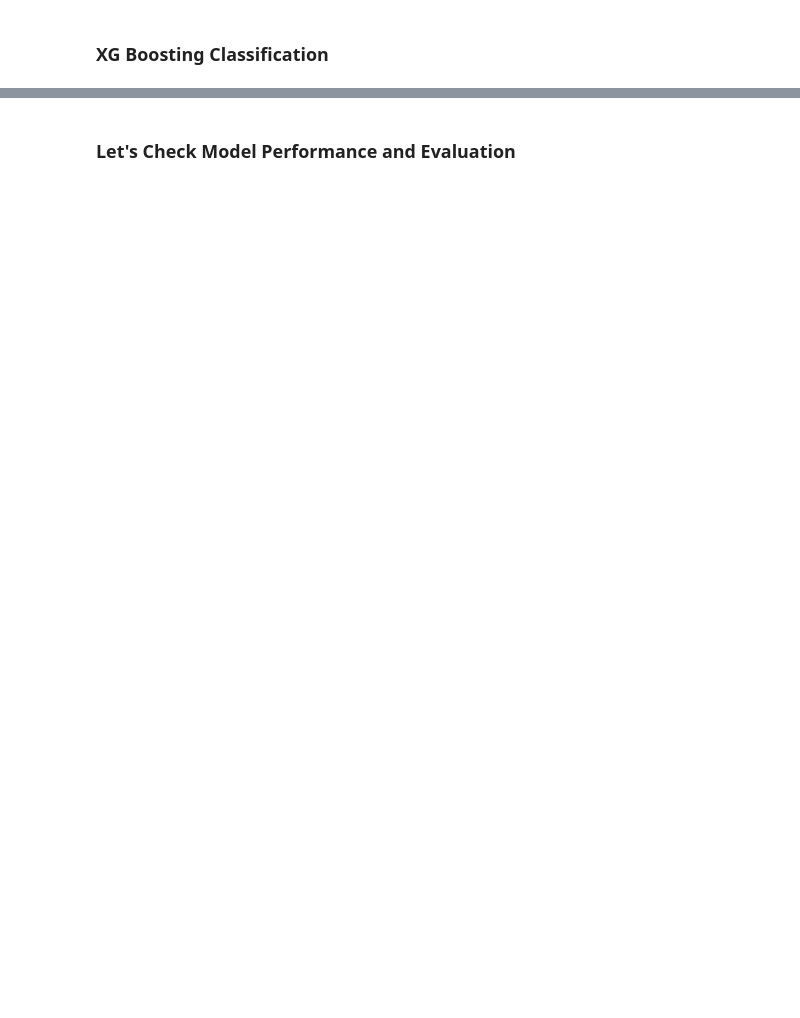
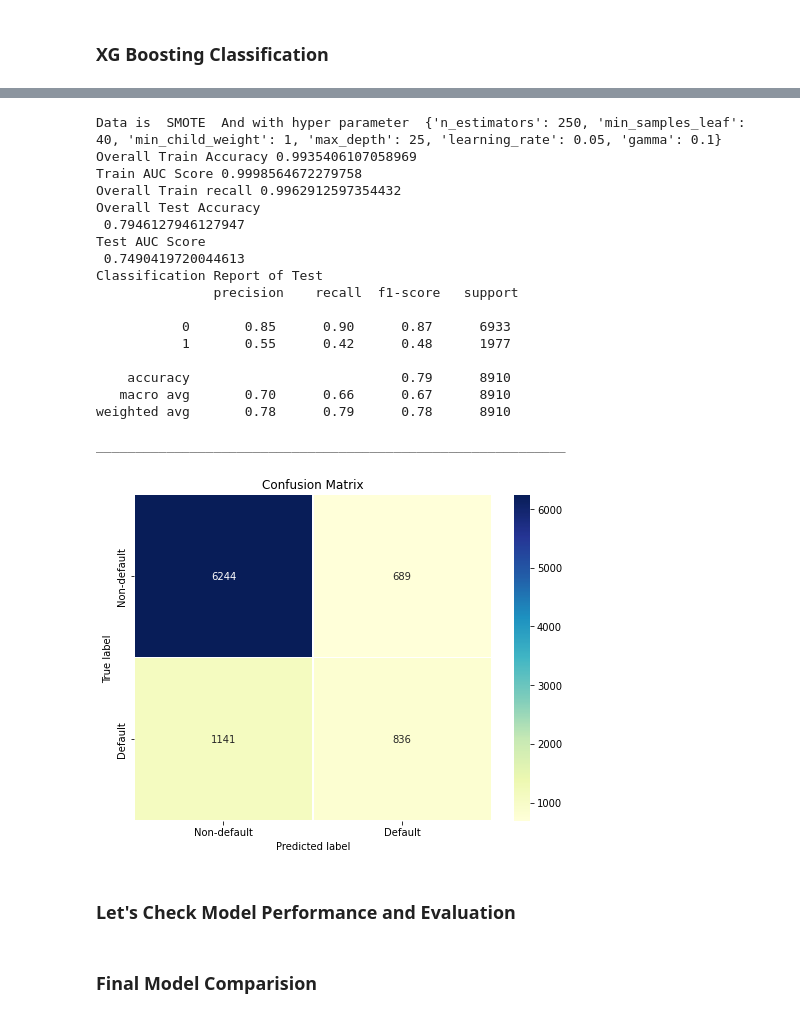
Before and after one commit to krishna9734/Credit-Card-Default-Prediction, a Jupyter notebook: Copy_of_Credit_Card_Default_Prediction_Capstone_Project.ipynb, the cells around one changed output, grey strips where cells are left out. Cells and saved outputs as stored; diff of their text form; code cells hidden in the pictures; blank space fills up the shorter version.

```diff
--- a/Copy_of_Credit_Card_Default_Prediction_Capstone_Project.ipynb
+++ b/Copy_of_Credit_Card_Default_Prediction_Capstone_Project.ipynb
@@ -1035,0 +979,18 @@ weighted avg       0.94      0.94      0.94      8910
+# %%
+# Importing Gradient Boosting Classification
+import xgboost as xgb
+# Find out the best parameters for all the datasets
+for Xtrain,ytrain,sampleName in zip(X_train,y_train,name):
+    print('Data is ',sampleName)
+    # Instantiate a Gradient Boosting classifier: tree
+    xgb_ = xgb.XGBClassifier()
+    from scipy.stats import randint as sp_randint
+    # Setup the parameters and distributions to sample from: param_dist
+    params = {'learning_rate': [0.15, 0.1, 0.05], 'n_estimators' : [200, 250], 'max_depth' : [15,20,25], 'min_child_weight' : [1,3], 'gamma': [0.3, 0.2, 0.1], 'min_samples_leaf' : [40, 50]}
+    from sklearn.model_selection import RandomizedSearchCV
+    # Instantiate the RandomizedSearchCV object: tree_cv
+    rsearch_xg = RandomizedSearchCV(estimator=xgb_, param_distributions= params, cv = 3, verbose=2, scoring='roc_auc')
+    # Fit it to the data
+    rsearch_xg.fit(Xtrain, ytrain)
+    print("Tuned Decision Tree Parameters: {}".format(rsearch_xg.best_params_), "for",sampleName)
+    print("_" * 100)
@@ -1036,2 +1015,34 @@ weighted avg       0.94      0.94      0.94      8910
+# %%
+# Best Parameter of each Sampling Method
+param_xgb = [{'n_estimators': 250, 'min_samples_leaf': 40, 'min_child_weight': 1, 'max_depth': 25, 'learning_rate': 0.05, 'gamma': 0.1}]
+# Result of each Sampling Method
+index = [0]
+for Xtrain,ytrain,sampleName,index in zip(X_train,y_train,name,index):
+    print('Data is ',sampleName ,' And with hyper parameter ',param_xgb[index])
+    model_eval(xgb.XGBClassifier(**param_xgb[index]), Xtrain, ytrain,X_test,y_test)
+    print("_" * 60)
+# %% [output]
+Data is  SMOTE  And with hyper parameter  {'n_estimators': 250, 'min_samples_leaf': 40, 'min_child_weight': 1, 'max_depth': 25, 'learning_rate': 0.05, 'gamma': 0.1}
+Overall Train Accuracy 0.9935406107058969
+Train AUC Score 0.9998564672279758
+Overall Train recall 0.9962912597354432
+Overall Test Accuracy
+ 0.7946127946127947
+Test AUC Score
+ 0.7490419720044613
+Classification Report of Test
+               precision    recall  f1-score   support
+
+           0       0.85      0.90      0.87      6933
+           1       0.55      0.42      0.48      1977
+
+    accuracy                           0.79      8910
+   macro avg       0.70      0.66      0.67      8910
+weighted avg       0.78      0.79      0.78      8910
+
+____________________________________________________________
+[figure, added]
 # %% [markdown]
 ### Let's Check Model Performance and Evaluation
+# %% [markdown]
+### Final Model Comparision
```
Also changed, not shown: parts of 44 cells of this notebook.
